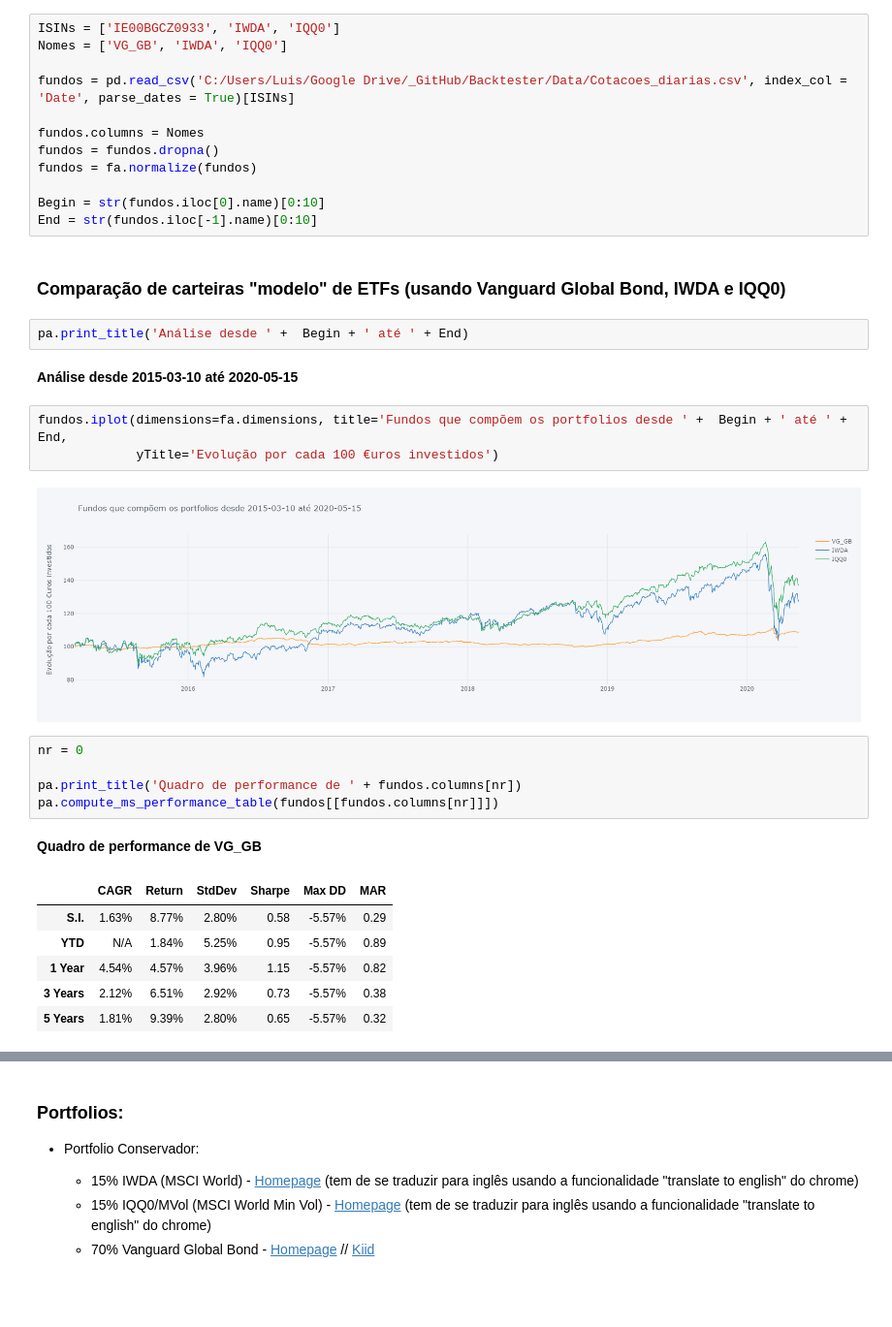
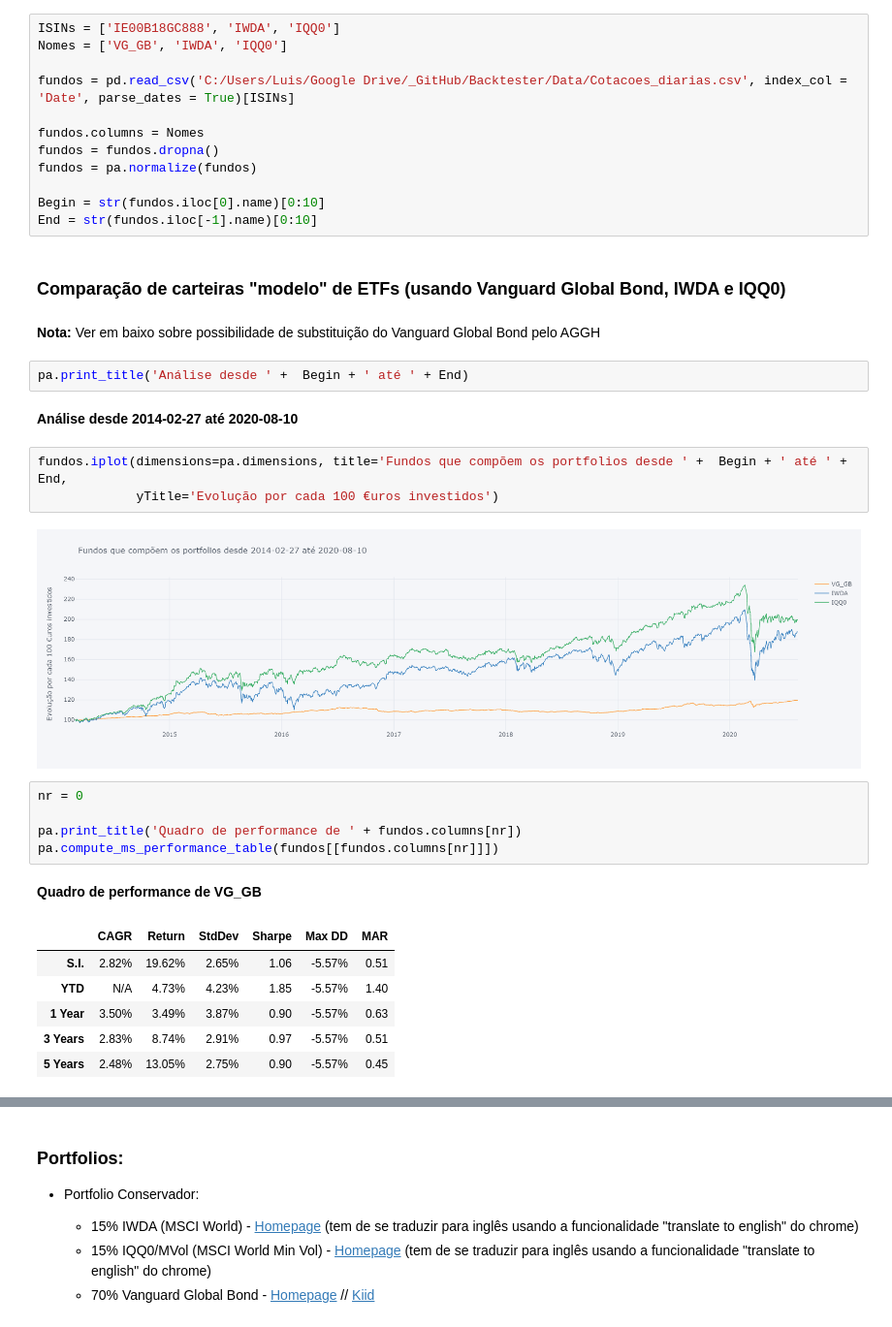
Before and after one commit to LuisSousaSilva/Articles_and_studies, a Jupyter notebook: Carteiras_ETFs (com IQQ0).ipynb, the cells around one changed output, grey strips where cells are left out. Shown at 97% size. Cells and saved outputs as stored; diff of their text form; blank space fills up the shorter version.

```diff
--- a/Carteiras_ETFs (com IQQ0).ipynb
+++ b/Carteiras_ETFs (com IQQ0).ipynb
@@ -44,28 +43,30 @@ import PortfolioAnalyser as pa
 # %% [markdown]
 [<img style="float: right;" src="https://www.futureproof.pt/files/f_photos/f_shares/logo-future-proof_smaller.png" alt="FP" border="0">](https://www.futureproof.pt/)
 # %%
-ISINs = ['IE00BGCZ0933', 'IWDA', 'IQQ0']
+ISINs = ['IE00B18GC888', 'IWDA', 'IQQ0']
 Nomes = ['VG_GB', 'IWDA', 'IQQ0']
 
 fundos = pd.read_csv('C:/Users/Luis/Google Drive/_GitHub/Backtester/Data/Cotacoes_diarias.csv', index_col = 'Date', parse_dates = True)[ISINs]
 
 fundos.columns = Nomes
 fundos = fundos.dropna()
-fundos = fa.normalize(fundos)
+fundos = pa.normalize(fundos)
 
 Begin = str(fundos.iloc[0].name)[0:10]
 End = str(fundos.iloc[-1].name)[0:10]
 # %% [markdown]
 ### Comparação de carteiras "modelo" de ETFs (usando Vanguard Global Bond, IWDA e IQQ0)
+# %% [markdown]
+**Nota:** Ver em baixo sobre possibilidade de substituição do Vanguard Global Bond pelo AGGH
 # %%
 pa.print_title('Análise desde ' +  Begin + ' até ' + End)
 # %% [output]
-**Análise desde 2015-03-10 até 2020-05-15**
+**Análise desde 2014-02-27 até 2020-08-10**
 # %%
-fundos.iplot(dimensions=fa.dimensions, title='Fundos que compõem os portfolios desde ' +  Begin + ' até ' + End,
+fundos.iplot(dimensions=pa.dimensions, title='Fundos que compõem os portfolios desde ' +  Begin + ' até ' + End,
              yTitle='Evolução por cada 100 €uros investidos')
 # %% [output]
-[figure, old version]
+[figure, new version]
 # %%
 nr = 0
 
@@ -74,11 +75,11 @@ pa.compute_ms_performance_table(fundos[[fundos.columns[nr]]])
 # %% [output]
 **Quadro de performance de VG_GB**
 |  | CAGR | Return | StdDev | Sharpe | Max DD | MAR |
-| S.I. | 1.63% | 8.77% | 2.80% | 0.58 | -5.57% | 0.29 |
-| YTD | N/A | 1.84% | 5.25% | 0.95 | -5.57% | 0.89 |
-| 1 Year | 4.54% | 4.57% | 3.96% | 1.15 | -5.57% | 0.82 |
-| 3 Years | 2.12% | 6.51% | 2.92% | 0.73 | -5.57% | 0.38 |
-| 5 Years | 1.81% | 9.39% | 2.80% | 0.65 | -5.57% | 0.32 |
+| S.I. | 2.82% | 19.62% | 2.65% | 1.06 | -5.57% | 0.51 |
+| YTD | N/A | 4.73% | 4.23% | 1.85 | -5.57% | 1.40 |
+| 1 Year | 3.50% | 3.49% | 3.87% | 0.90 | -5.57% | 0.63 |
+| 3 Years | 2.83% | 8.74% | 2.91% | 0.97 | -5.57% | 0.51 |
+| 5 Years | 2.48% | 13.05% | 2.75% | 0.90 | -5.57% | 0.45 |
 # %%
 nr = 1
 
```
Also changed, not shown: parts of 17 cells of this notebook, 7 other files.
